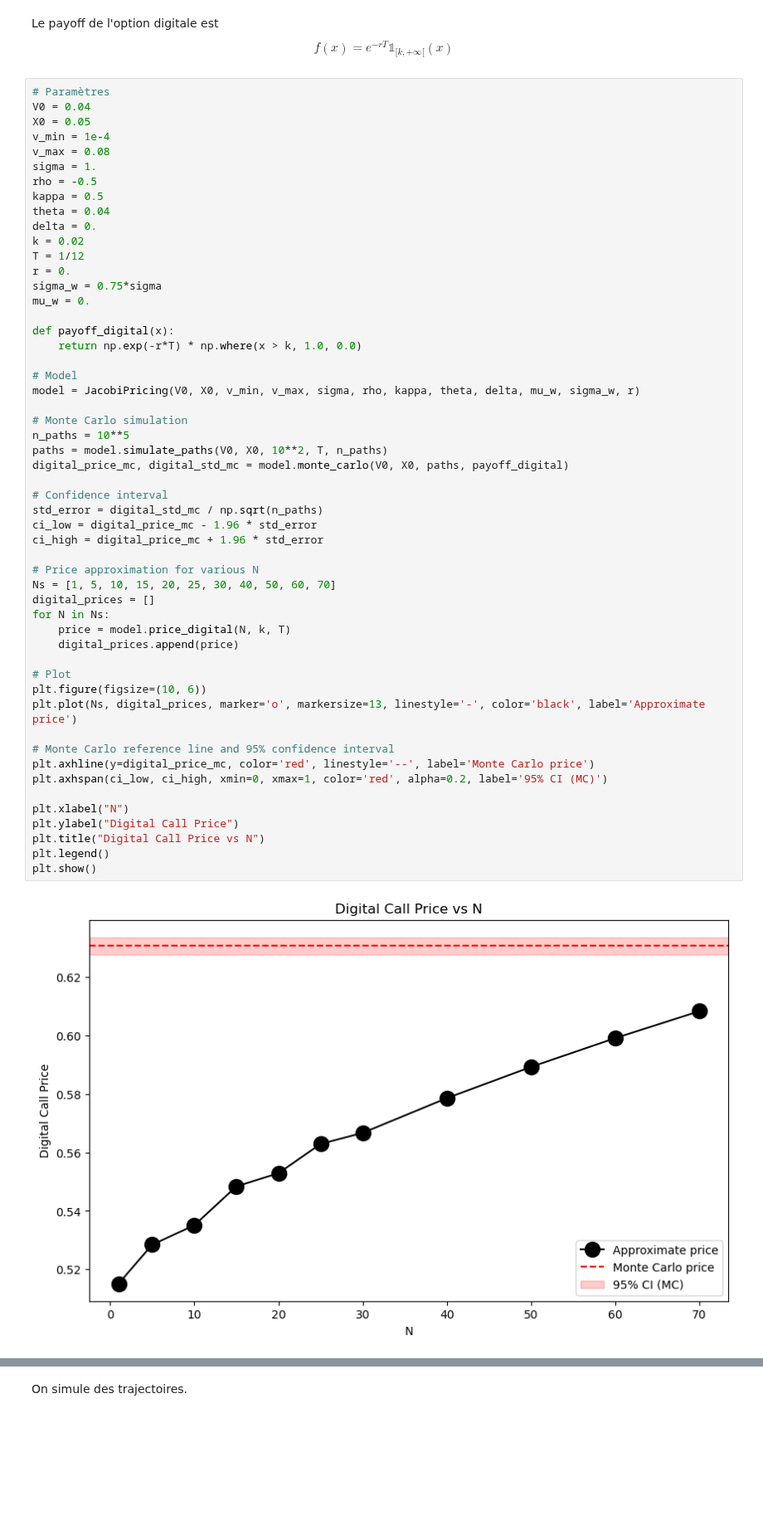
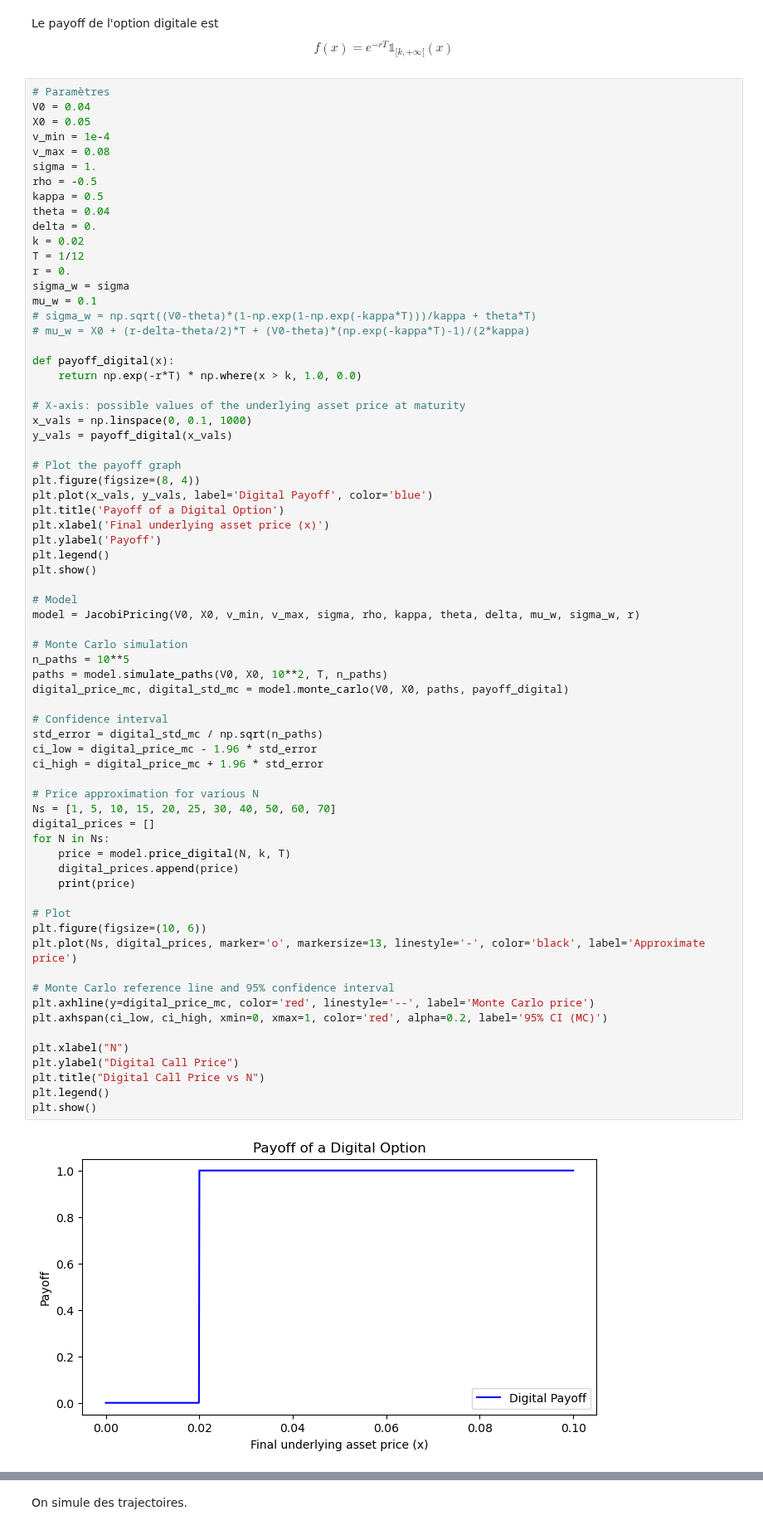
Before and after one commit to maxence2508/stage-cermics, a Jupyter notebook: jacobi.ipynb, the cells around one changed output, grey strips where cells are left out. Shown at 83% size. Saved outputs shown, nothing was run; the diff lists cells and outputs as text; blank space fills up the shorter version.

```diff
--- a/jacobi.ipynb
+++ b/jacobi.ipynb
@@ -230,11 +288,26 @@ delta = 0.
 k = 0.02
 T = 1/12
 r = 0.
-sigma_w = 0.75*sigma
-mu_w = 0.
+sigma_w = sigma
+mu_w = 0.1
+# sigma_w = np.sqrt((V0-theta)*(1-np.exp(1-np.exp(-kappa*T)))/kappa + theta*T)
+# mu_w = X0 + (r-delta-theta/2)*T + (V0-theta)*(np.exp(-kappa*T)-1)/(2*kappa)
 
 def payoff_digital(x):
     return np.exp(-r*T) * np.where(x > k, 1.0, 0.0)
+
+# X-axis: possible values of the underlying asset price at maturity
+x_vals = np.linspace(0, 0.1, 1000)
+y_vals = payoff_digital(x_vals)
+
+# Plot the payoff graph
+plt.figure(figsize=(8, 4))
+plt.plot(x_vals, y_vals, label='Digital Payoff', color='blue')
+plt.title('Payoff of a Digital Option')
+plt.xlabel('Final underlying asset price (x)')
+plt.ylabel('Payoff')
+plt.legend()
+plt.show()
 
 # Model
 model = JacobiPricing(V0, X0, v_min, v_max, sigma, rho, kappa, theta, delta, mu_w, sigma_w, r)
@@ -243,31 +316,32 @@ model = JacobiPricing(V0, X0, v_min, v_max, sigma, rho, kappa, theta, delta, mu_
 n_paths = 10**5
 paths = model.simulate_paths(V0, X0, 10**2, T, n_paths)
 digital_price_mc, digital_std_mc = model.monte_carlo(V0, X0, paths, payoff_digital)
 
 # Confidence interval
 std_error = digital_std_mc / np.sqrt(n_paths)
 ci_low = digital_price_mc - 1.96 * std_error
 ci_high = digital_price_mc + 1.96 * std_error
 
 # Price approximation for various N
 Ns = [1, 5, 10, 15, 20, 25, 30, 40, 50, 60, 70]
 digital_prices = []
 for N in Ns:
     price = model.price_digital(N, k, T)
     digital_prices.append(price)
+    print(price)
 
 # Plot
 plt.figure(figsize=(10, 6))
 plt.plot(Ns, digital_prices, marker='o', markersize=13, linestyle='-', color='black', label='Approximate price')
 
 # Monte Carlo reference line and 95% confidence interval
 plt.axhline(y=digital_price_mc, color='red', linestyle='--', label='Monte Carlo price')
 plt.axhspan(ci_low, ci_high, xmin=0, xmax=1, color='red', alpha=0.2, label='95% CI (MC)')
 
 plt.xlabel("N")
 plt.ylabel("Digital Call Price")
 plt.title("Digital Call Price vs N")
 plt.legend()
 plt.show()
 # %% [output]
-[figure, old version]
+[figure, new version]
```
Also changed, not shown: parts of 6 cells of this notebook, 1 other file.
